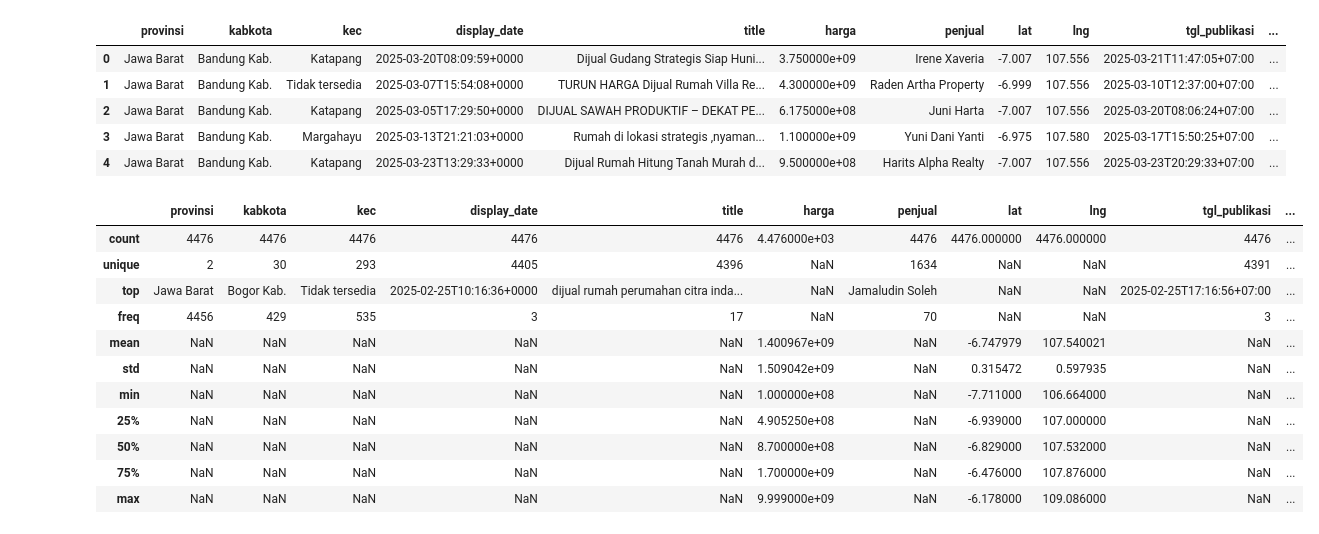
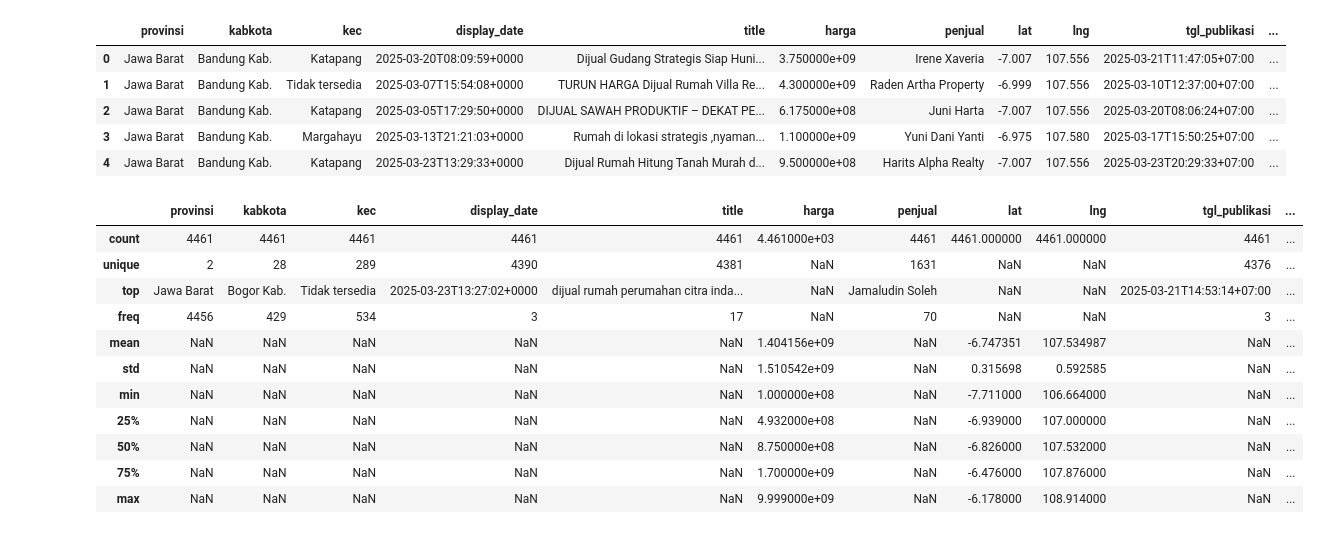
Before and after one commit to artsyhrstn/Rumah-dan-Tanah-Bandung, a Jupyter notebook: medium.ipynb, the cells around one changed output. Saved outputs shown, nothing was run; the diff lists cells and outputs as text; code cells hidden in the pictures.

```diff
--- a/medium.ipynb
+++ b/medium.ipynb
@@ -98,22 +98,22 @@ data_rumah.head()
 # %%
 data_rumah = data_rumah.drop_duplicates(subset='deskripsi', keep='first')
 data_rumah = data_rumah[(data_rumah['harga'] >= 100000000) & (data_rumah['harga'] < 10000000000)]
 data_rumah = data_rumah[data_rumah['title'].str.contains('rumah', case=False, na=False)]
-data_rumah = data_rumah[data_rumah['kabkota'] != 'Jakarta Selatan']
+data_rumah = data_rumah[~data_rumah['kabkota'].isin(['Jakarta Selatan', 'Brebes Kab.', 'Tegal Kab.'])]
 data_rumah.describe(include='all')
 # %% [output]
 |  | provinsi | kabkota | kec | display_date | title | harga | penjual | lat | lng | tgl_publikasi | ... |
-| count | 4476 | 4476 | 4476 | 4476 | 4476 | 4.476000e+03 | 4476 | 4476.000000 | 4476.000000 | 4476 | ... |
-| unique | 2 | 30 | 293 | 4405 | 4396 | NaN | 1634 | NaN | NaN | 4391 | ... |
-| top | Jawa Barat | Bogor Kab. | Tidak tersedia | 2025-02-25T10:16:36+0000 | dijual rumah perumahan citra inda... | NaN | Jamaludin Soleh | NaN | NaN | 2025-02-25T17:16:56+07:00 | ... |
-| freq | 4456 | 429 | 535 | 3 | 17 | NaN | 70 | NaN | NaN | 3 | ... |
-| mean | NaN | NaN | NaN | NaN | NaN | 1.400967e+09 | NaN | -6.747979 | 107.540021 | NaN | ... |
-| std | NaN | NaN | NaN | NaN | NaN | 1.509042e+09 | NaN | 0.315472 | 0.597935 | NaN | ... |
+| count | 4461 | 4461 | 4461 | 4461 | 4461 | 4.461000e+03 | 4461 | 4461.000000 | 4461.000000 | 4461 | ... |
+| unique | 2 | 28 | 289 | 4390 | 4381 | NaN | 1631 | NaN | NaN | 4376 | ... |
+| top | Jawa Barat | Bogor Kab. | Tidak tersedia | 2025-03-23T13:27:02+0000 | dijual rumah perumahan citra inda... | NaN | Jamaludin Soleh | NaN | NaN | 2025-03-21T14:53:14+07:00 | ... |
+| freq | 4456 | 429 | 534 | 3 | 17 | NaN | 70 | NaN | NaN | 3 | ... |
+| mean | NaN | NaN | NaN | NaN | NaN | 1.404156e+09 | NaN | -6.747351 | 107.534987 | NaN | ... |
+| std | NaN | NaN | NaN | NaN | NaN | 1.510542e+09 | NaN | 0.315698 | 0.592585 | NaN | ... |
 | min | NaN | NaN | NaN | NaN | NaN | 1.000000e+08 | NaN | -7.711000 | 106.664000 | NaN | ... |
-| 25% | NaN | NaN | NaN | NaN | NaN | 4.905250e+08 | NaN | -6.939000 | 107.000000 | NaN | ... |
-| 50% | NaN | NaN | NaN | NaN | NaN | 8.700000e+08 | NaN | -6.829000 | 107.532000 | NaN | ... |
+| 25% | NaN | NaN | NaN | NaN | NaN | 4.932000e+08 | NaN | -6.939000 | 107.000000 | NaN | ... |
+| 50% | NaN | NaN | NaN | NaN | NaN | 8.750000e+08 | NaN | -6.826000 | 107.532000 | NaN | ... |
 | 75% | NaN | NaN | NaN | NaN | NaN | 1.700000e+09 | NaN | -6.476000 | 107.876000 | NaN | ... |
-| max | NaN | NaN | NaN | NaN | NaN | 9.999000e+09 | NaN | -6.178000 | 109.086000 | NaN | ... |
+| max | NaN | NaN | NaN | NaN | NaN | 9.999000e+09 | NaN | -6.178000 | 108.914000 | NaN | ... |
 # %%
 # Define new bins for tabulation
 bins = [0, 500, 1000, 5000, 6000, float('inf')]
```
Also changed, not shown: parts of 2 cells of this notebook, 5 other files.
